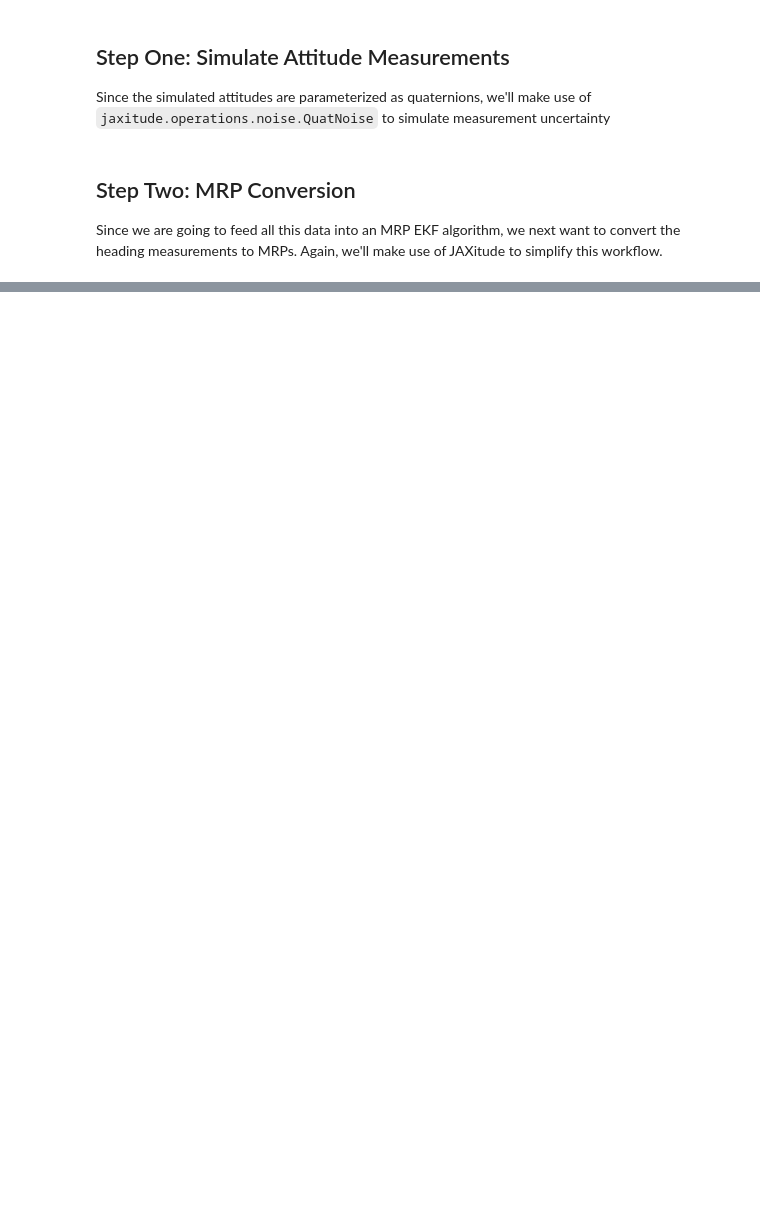
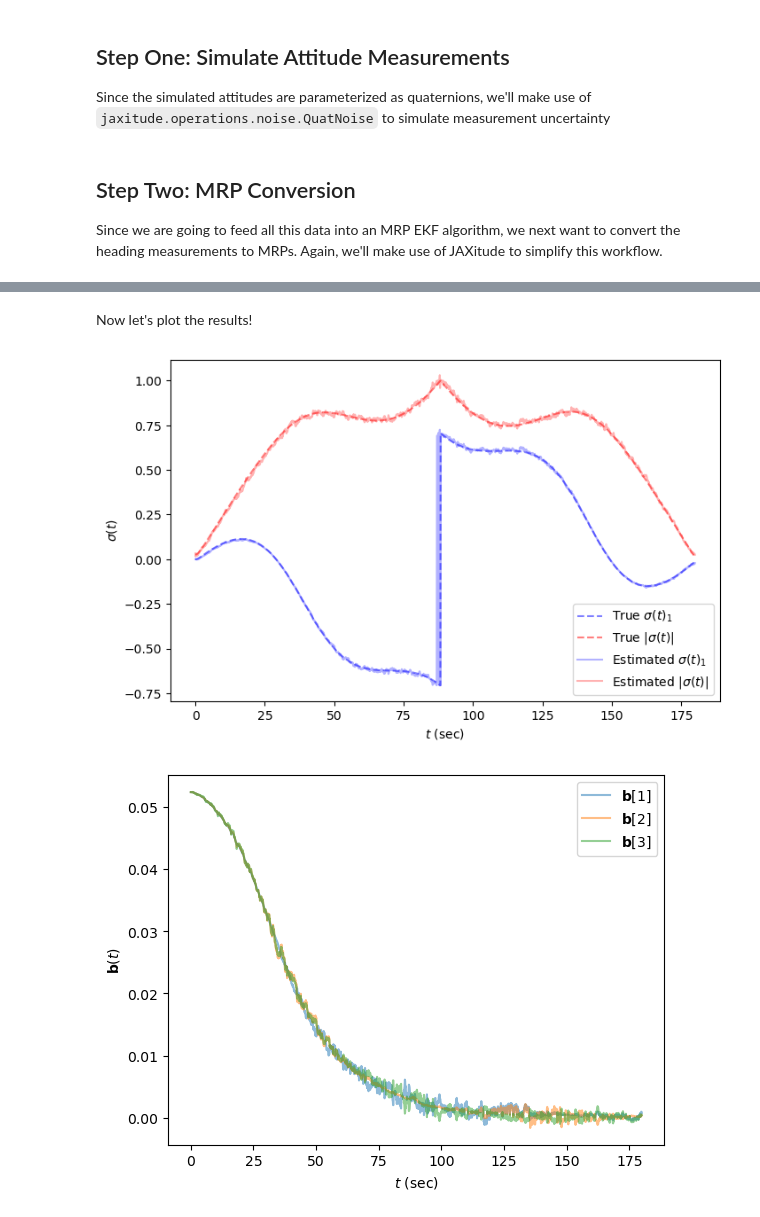
Before and after one commit to jhand1993/jaxitude, a Jupyter notebook: demos/demo_mrp_ekf.ipynb, the cells around one changed output, grey strips where cells are left out. Drawn from its saved outputs; the diff is of its cells as text; code cells hidden in the pictures; blank space fills up the shorter version.

```diff
--- a/demos/demo_mrp_ekf.ipynb
+++ b/demos/demo_mrp_ekf.ipynb
@@ -226,0 +143,5 @@ test(1)
+# %%
+sigmaR_w = 1e-4  # Estimated from simulated data set.
+sigmaR_b =  3. * jnp.pi / 180.  # This is the gyroscope bias simulation value
+R_w = jnp.eye(3) * sigmaR_w**2.
+R_b = jnp.eye(3) * sigmaR_b**2.
@@ -226,0 +195,15 @@ test(1)
+# %%
+from scipy.linalg import block_diag
+
+# Estimating the process covariance matrix Q is challenging.
+sigmaq_w = 1e-2
+sigmaq_b = 1e-3
+q_gain = 10.
+Q = q_gain * block_diag(
+    jnp.eye(3) * sigmaq_w**2,
+    jnp.eye(3) * sigmaq_b**2
+)
+
+# The initial state covariance will be the process covariance matrix multiplied
+# by a constant > 1.
+P = 5. * Q.copy()
@@ -226,0 +262,37 @@ test(1)
+# %% [markdown]
+Now let's plot the results!
+# %%
+import matplotlib.pyplot as plt
+
+plt.figure(figsize=(8, 5))
+plt.plot(
+    t_data[:], mrp_true_data[:, 0, 0], alpha=0.5, color='blue', ls='--',
+    label=r'True $\sigma(t)_1$'
+)
+plt.plot(
+    t_data[:], jnp.linalg.norm(mrp_true_data[:, :, 0], axis=1), alpha=0.5,
+    color='red', label=r'True $|\sigma(t)|$', ls='--'
+)
+plt.plot(
+    t_data[:], x_arr[:, 0, 0], alpha=0.3, color='blue', ls='-',
+    label=r'Estimated $\sigma(t)_1$'
+)
+plt.plot(
+    t_data[:], jnp.linalg.norm(x_arr[:, :3, 0], axis=1), alpha=0.3,
+    color='red', label=r'Estimated $|\sigma(t)|$'
+)
+plt.xlabel(r'$t$ (sec)')
+plt.ylabel(r'$\sigma(t)$')
+plt.legend()
+plt.show()
+
+plt.plot(t_data[:], x_arr[:, 3, 0], alpha=0.5, label=r'$\mathbf{b}[1]$')
+plt.plot(t_data[:], x_arr[:, 4, 0], alpha=0.5, label=r'$\mathbf{b}[2]$')
+plt.plot(t_data[:], x_arr[:, 5, 0], alpha=0.5, label=r'$\mathbf{b}[3]$')
+plt.xlabel(r'$t$ (sec)')
+plt.ylabel(r'$\mathbf{b}(t)$')
+plt.legend()
+plt.show()
+# %% [output]
+[figure, added]
+[figure, added]
```
Also changed, not shown: parts of 18 cells of this notebook, 4 other files.
